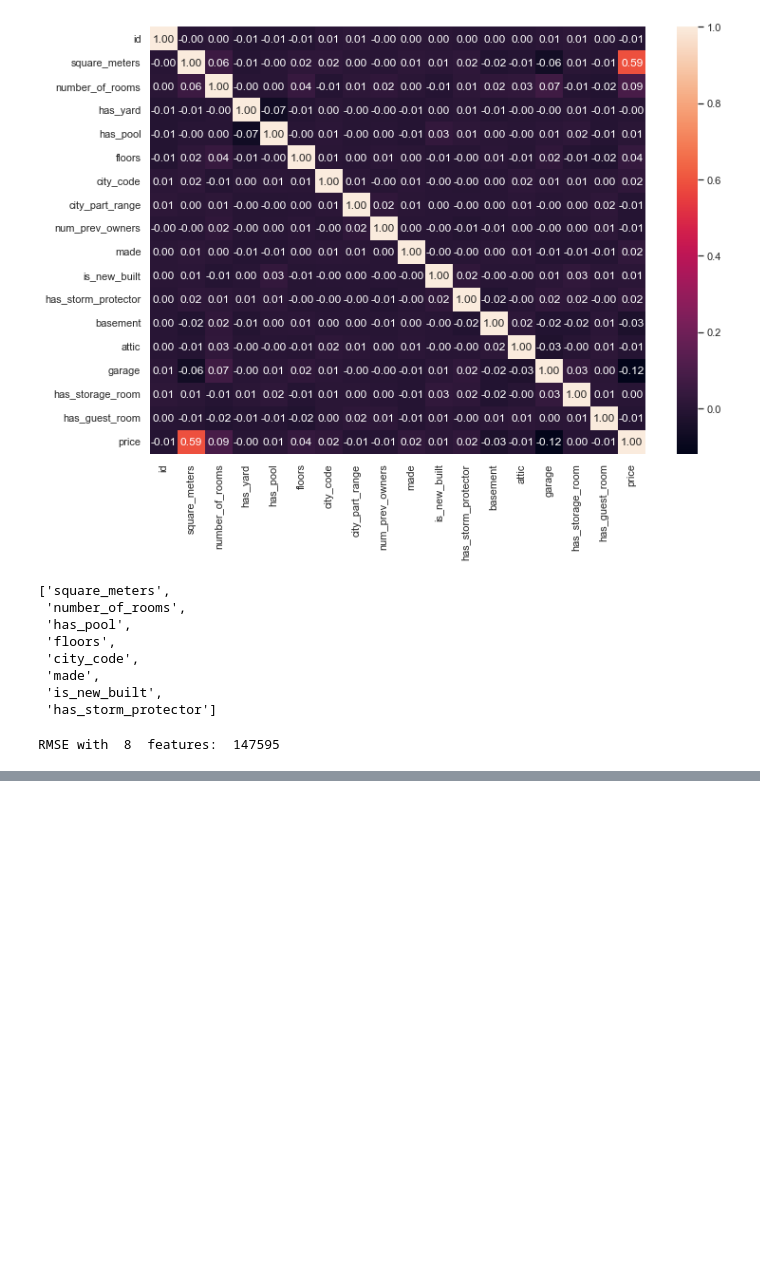
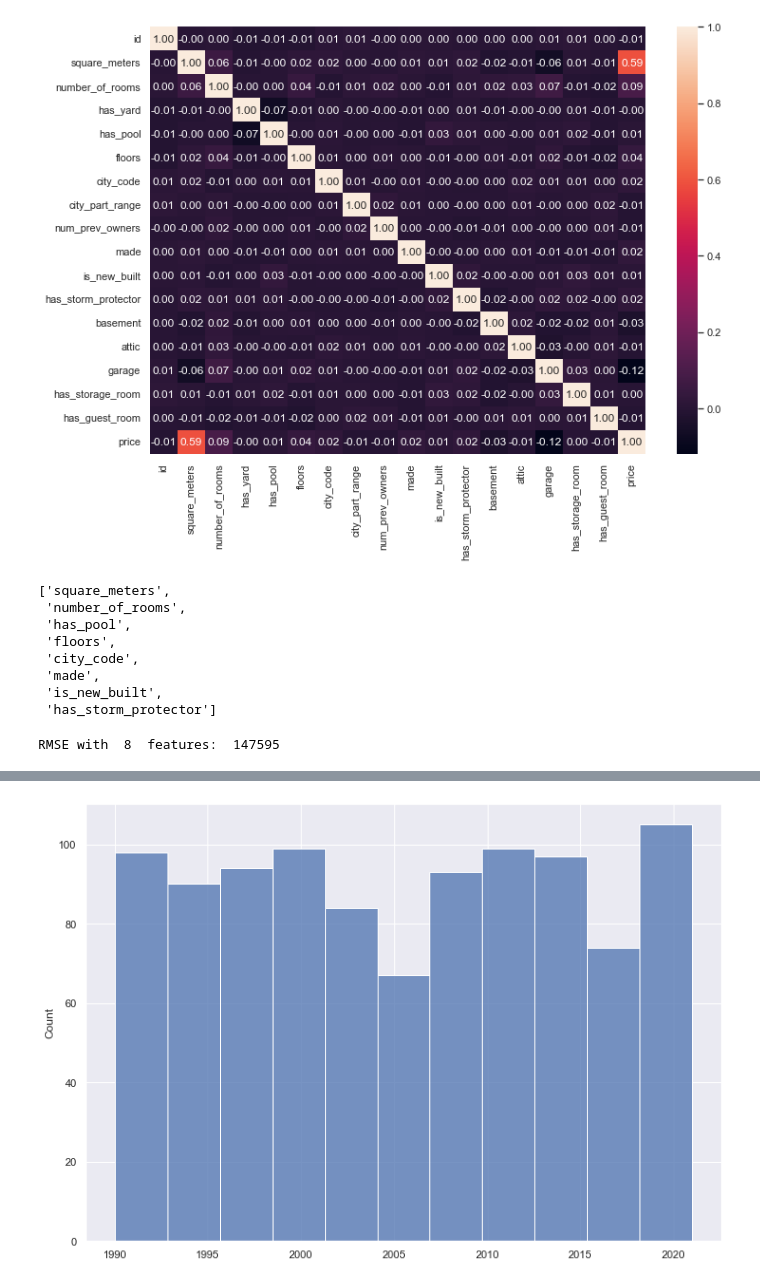
Before and after one commit to keedach/Kaggle, a Jupyter notebook: playground_series_3_6/playground_series_3_6.ipynb, the cells around one changed output, grey strips where cells are left out. Cells and saved outputs as stored; diff of their text form; code cells hidden in the pictures; blank space fills up the shorter version.

```diff
--- a/playground_series_3_6/playground_series_3_6.ipynb
+++ b/playground_series_3_6/playground_series_3_6.ipynb
@@ -2419,0 +2681,4 @@ RMSE with  8  features:  147595
+# %%
+sns.histplot(x=np.random.RandomState(12345).choice(original['made'], size=size));
+# %% [output]
+[figure, added]
```
Also changed, not shown: parts of 21 cells of this notebook.
